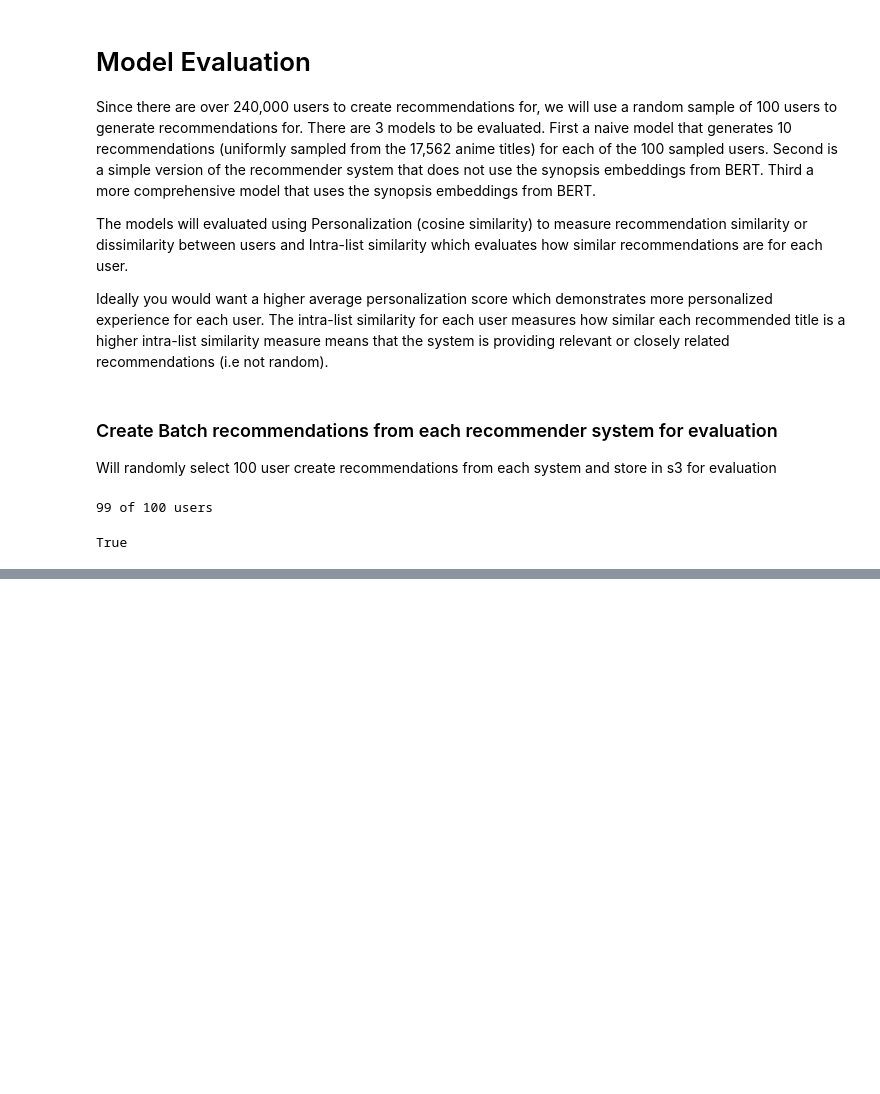
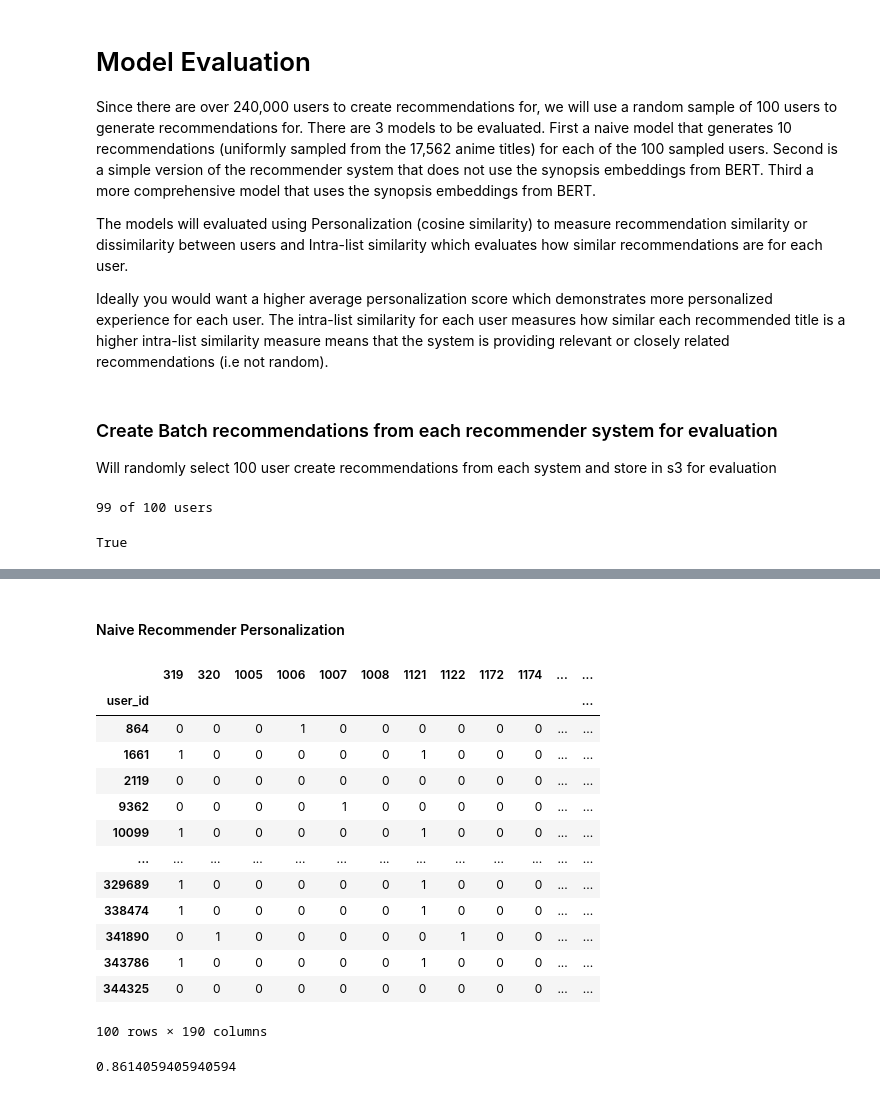
Before and after one commit to zeegeeko/ADS508-Recommender-System, a Jupyter notebook: Team3_Modeling.ipynb, the cells around one changed output, grey strips where cells are left out. Drawn from its saved outputs; the diff is of its cells as text; code cells hidden in the pictures; blank space fills up the shorter version.

```diff
--- a/Team3_Modeling.ipynb
+++ b/Team3_Modeling.ipynb
@@ -726,0 +734,21 @@ True
+# %% [markdown]
+#### Naive Recommender Personalization
+# %%
+# Pivot title ids creating binary columns of titles that have been recommended
+naive_cos_mat = naive_recs[['user_id', 'mal_id']].groupby(['user_id', 'mal_id']).size().unstack(fill_value=0).astype(bool).rename_axis(None, axis=1).astype(int)
+naive_cos_mat
+# %% [output]
+|  | 319 | 320 | 1005 | 1006 | 1007 | 1008 | 1121 | 1122 | 1172 | 1174 | ... | ... |
+| user_id |  |  |  |  |  |  |  |  |  |  |  | ... |
+| 864 | 0 | 0 | 0 | 1 | 0 | 0 | 0 | 0 | 0 | 0 | ... | ... |
+| 1661 | 1 | 0 | 0 | 0 | 0 | 0 | 1 | 0 | 0 | 0 | ... | ... |
+| 2119 | 0 | 0 | 0 | 0 | 0 | 0 | 0 | 0 | 0 | 0 | ... | ... |
+| 9362 | 0 | 0 | 0 | 0 | 1 | 0 | 0 | 0 | 0 | 0 | ... | ... |
+| 10099 | 1 | 0 | 0 | 0 | 0 | 0 | 1 | 0 | 0 | 0 | ... | ... |
+| ... | ... | ... | ... | ... | ... | ... | ... | ... | ... | ... | ... | ... |
+| 329689 | 1 | 0 | 0 | 0 | 0 | 0 | 1 | 0 | 0 | 0 | ... | ... |
+| 338474 | 1 | 0 | 0 | 0 | 0 | 0 | 1 | 0 | 0 | 0 | ... | ... |
+| 341890 | 0 | 1 | 0 | 0 | 0 | 0 | 0 | 1 | 0 | 0 | ... | ... |
+| 343786 | 1 | 0 | 0 | 0 | 0 | 0 | 1 | 0 | 0 | 0 | ... | ... |
+| 344325 | 0 | 0 | 0 | 0 | 0 | 0 | 0 | 0 | 0 | 0 | ... | ... |
+100 rows × 190 columns
@@ -726,0 +758,5 @@ True
+# %%
+# Compute the mean of the upper triangle of the matrix (pairwise average)
+1 - np.mean(list(naive_cos_mat[np.triu_indices(100)]))
+# %% [output]
+0.8614059405940594
```
Also changed, not shown: parts of 14 cells of this notebook.
